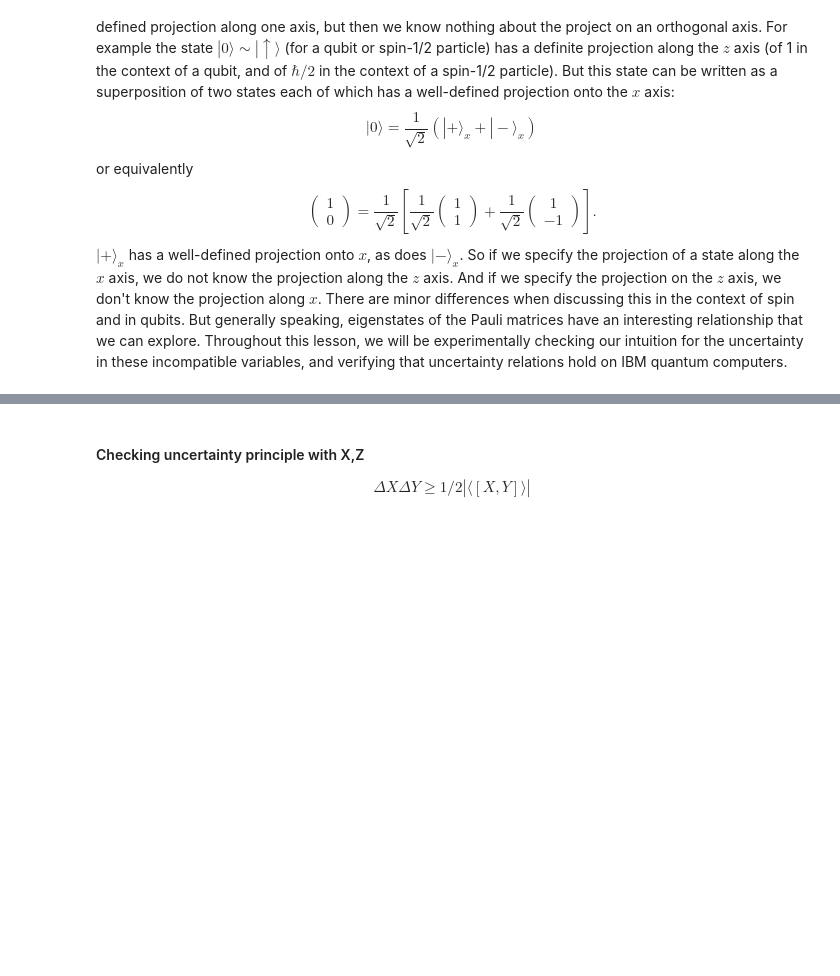
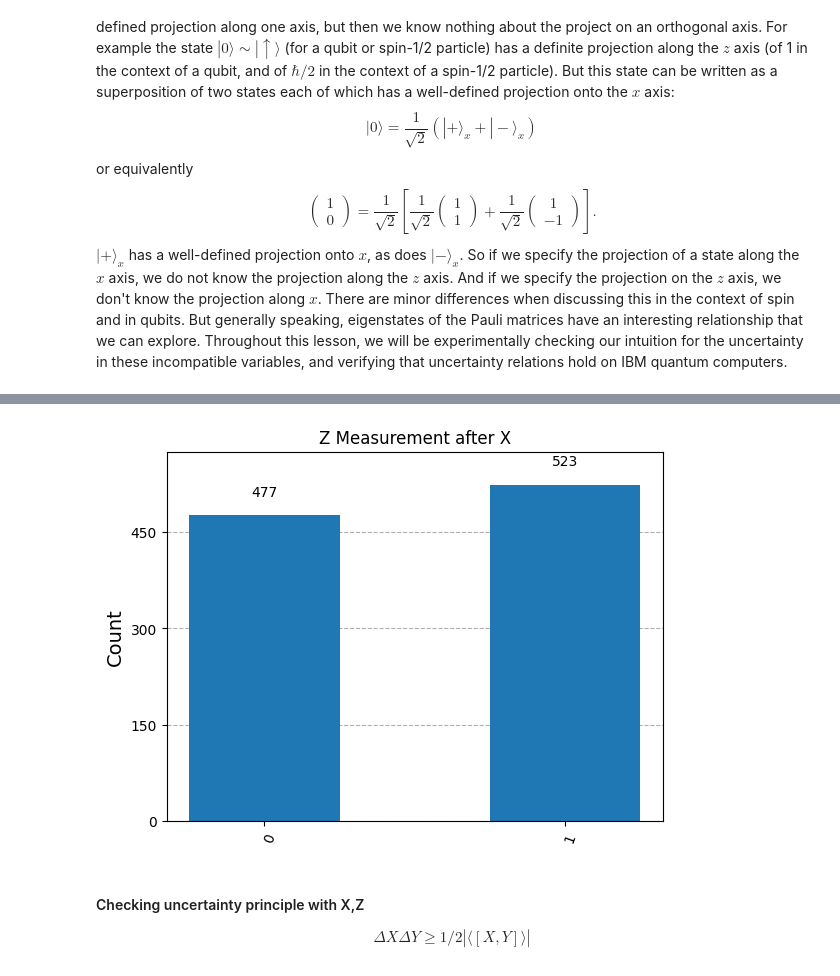
Before and after one commit to tanguyyyy/quantum_computing_psl_week, a Jupyter notebook: Lecture 1/01_3_Heienberg.ipynb, the cells around one changed output, grey strips where cells are left out. Saved outputs shown, nothing was run; the diff lists cells and outputs as text; code cells hidden in the pictures; blank space fills up the shorter version.

```diff
--- a/Lecture 1/01_3_Heienberg.ipynb
+++ b/Lecture 1/01_3_Heienberg.ipynb
@@ -90,3 +160,25 @@ psi0 = random_state()
+# %%
+sampler = Sampler(mode = backend_sim)
+
+num_shots = 1000
+
+# This runs the job
+dist = sampler.run([(qc,[],num_shots)]).result()
+
+# Extracting the counts
+counts=dist[0].data.c.get_counts()
+
+#plot_histogram(counts, title="Sz")
+
+from qiskit.result import marginal_counts
+# The function marginal_counts extracts the statistics of the measurements inside of the brakets [1] in this case
+
+# marginal_counts(counts, [0]) --> marginal counts of the 1st measurement
+# marginal_counts(counts, [1]) --> marginal counts of the 2nd measurement
+# Example:
+plot_histogram(marginal_counts(counts, [1]), title='Z Measurement after X')
+# %% [output]
+[figure, added]
 # %% [markdown]
 #### Checking uncertainty principle with X,Z
 $$
```
Also changed, not shown: parts of 13 cells of this notebook, 1 other file.
